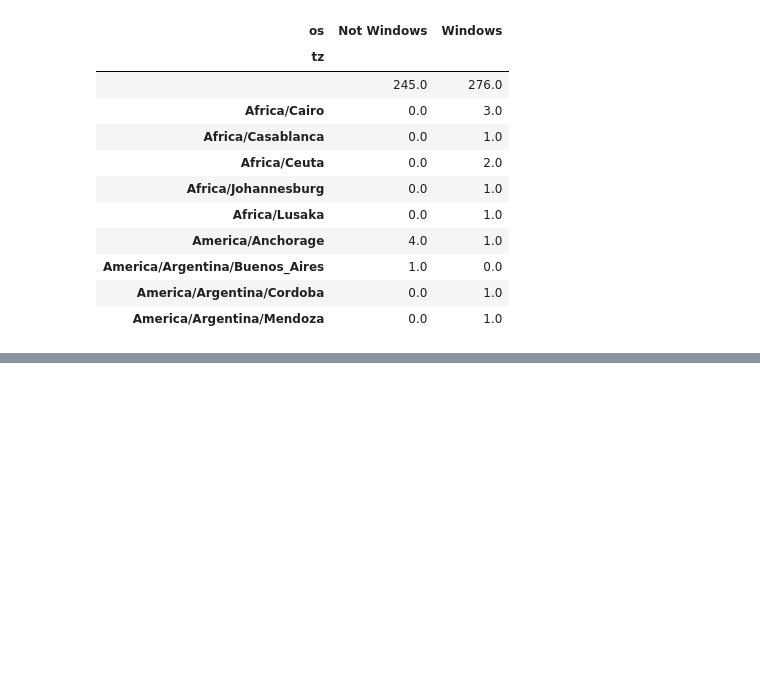
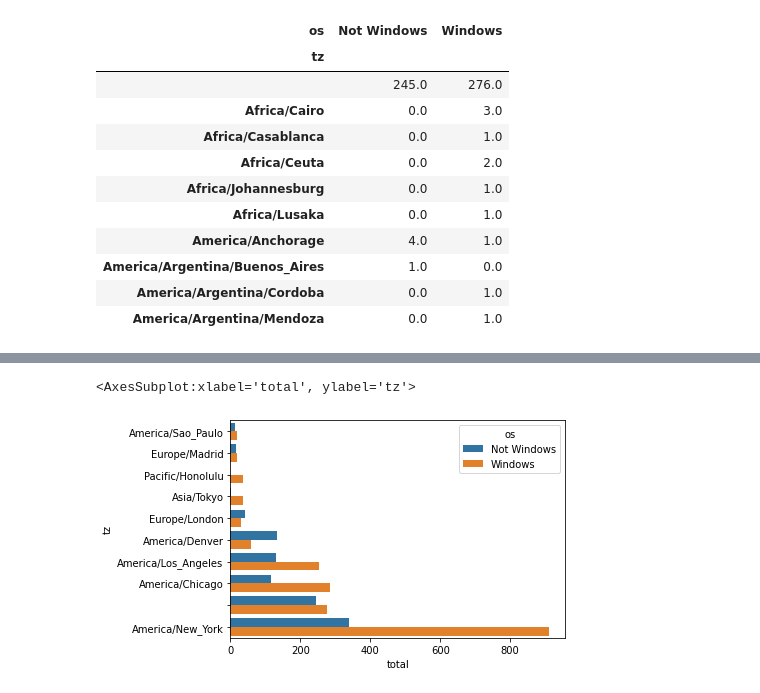
Before and after one commit to Rejanio/uso_do_bitly_exemplo, a Jupyter notebook: uso_do_bitly_exemplo.ipynb, the cells around one changed output, grey strips where cells are left out. Saved outputs shown, nothing was run; the diff lists cells and outputs as text; code cells hidden in the pictures; blank space fills up the shorter version.

Commit message:
adicionando os dados agrupados de time zone com sistema operacional , bem como os gráficos

```diff
--- a/uso_do_bitly_exemplo.ipynb
+++ b/uso_do_bitly_exemplo.ipynb
@@ -161,3 +161,7 @@ agg_counts[:10]
 | America/Argentina/Buenos_Aires | 1.0 | 0.0 |
 | America/Argentina/Cordoba | 0.0 | 1.0 |
 | America/Argentina/Mendoza | 0.0 | 1.0 |
+# %%
+# fazendo um índice dos principais fusos
+indexer = agg_counts.sum(1).argsort()
+indexer[:10]
@@ -163,0 +181,5 @@ agg_counts[:10]
+# %%
+#usando a função take (isso funciona pois os dados é do tipo 'agregado')para pegar os 10 últimos
+#exibindo de forma crescente
+count_subset = agg_counts.take(indexer[-10:])
+count_subset
@@ -163,0 +215,8 @@ agg_counts[:10]
+# %%
+#transformando os dados agregados para uma pilha para pode ser plotado
+count_subset = count_subset.stack()
+count_subset.name = 'total'
+# %%
+#resentando o indices para ajudar a plotar os gráficos
+count_subset = count_subset.reset_index()
+count_subset
@@ -163,0 +241,6 @@ agg_counts[:10]
+# %%
+#construindo o gráfico com os principais fusos e o tipo de sistema operacional
+sns.barplot(x='total', y='tz', hue='os', data=count_subset)
+# %% [output]
+<AxesSubplot:xlabel='total', ylabel='tz'>
+[figure, added]
```
Also changed, not shown: parts of 4 cells of this notebook.
